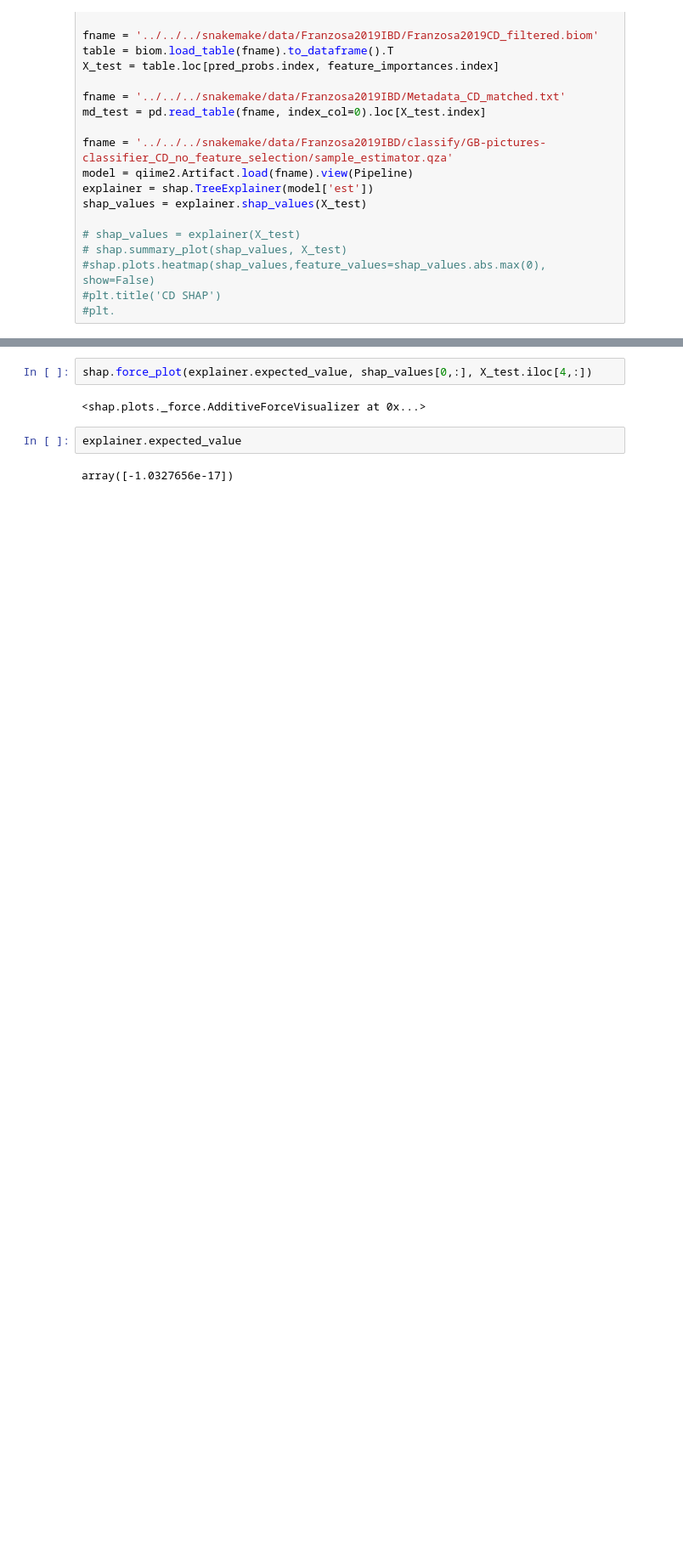
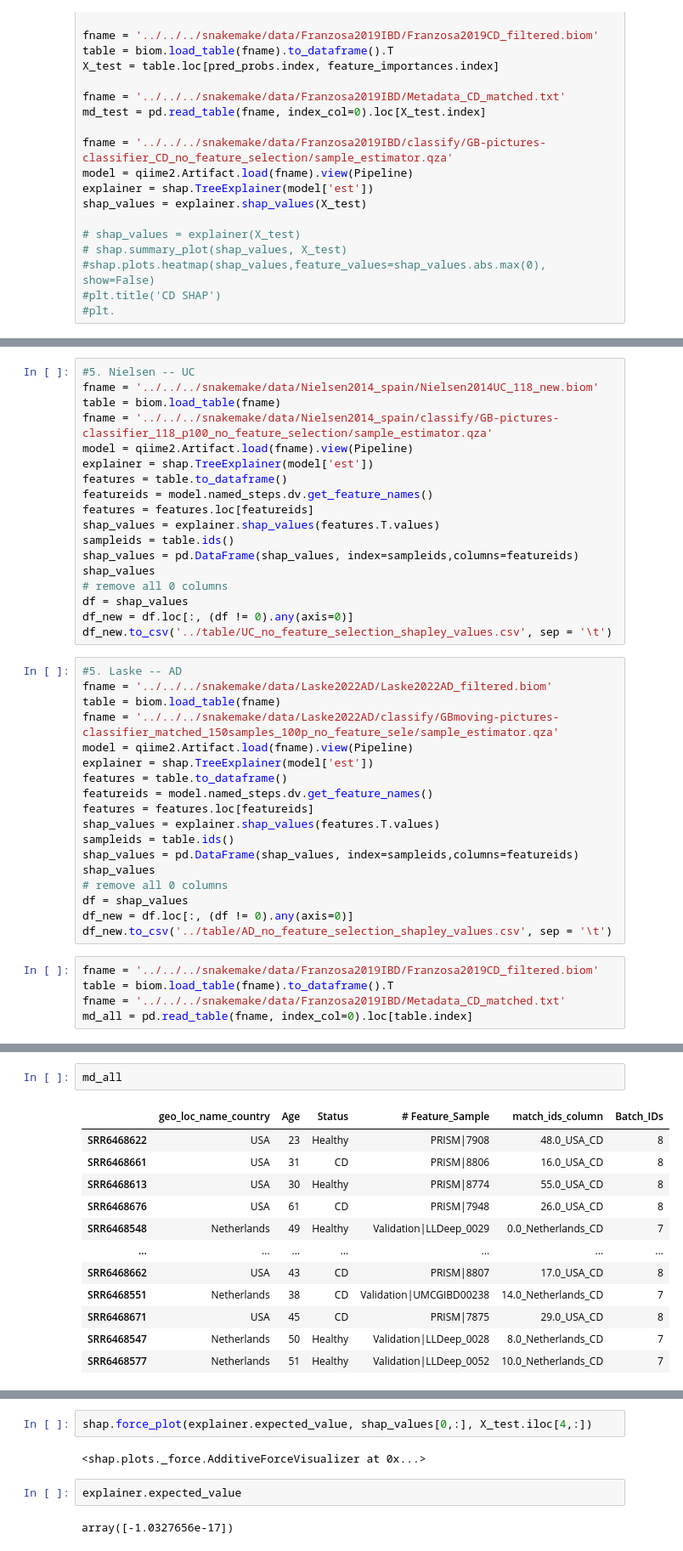
Before and after one commit to jindongmin/Meta_diseases_analyses, a Jupyter notebook: ipynb/CD_no_feature_selection.ipynb, the cells around one changed output, grey strips where cells are left out. Shown at 85% size. Cells and saved outputs as stored; diff of their text form; blank space fills up the shorter version.

Commit message:
shapley for UC and AD

```diff
--- a/ipynb/CD_no_feature_selection.ipynb
+++ b/ipynb/CD_no_feature_selection.ipynb
@@ -59,0 +64,41 @@ Pipeline(steps=[('dv', DictVectorizer()),
+# %%
+#5. Nielsen -- UC
+fname = '../../../snakemake/data/Nielsen2014_spain/Nielsen2014UC_118_new.biom'
+table = biom.load_table(fname)
+fname = '../../../snakemake/data/Nielsen2014_spain/classify/GB-pictures-classifier_118_p100_no_feature_selection/sample_estimator.qza'
+model = qiime2.Artifact.load(fname).view(Pipeline)
+explainer = shap.TreeExplainer(model['est'])
+features = table.to_dataframe()
+featureids = model.named_steps.dv.get_feature_names()
+features = features.loc[featureids]
+shap_values = explainer.shap_values(features.T.values)
+sampleids = table.ids()
+shap_values = pd.DataFrame(shap_values, index=sampleids,columns=featureids)
+shap_values
+# remove all 0 columns
+df = shap_values
+df_new = df.loc[:, (df != 0).any(axis=0)]
+df_new.to_csv('../table/UC_no_feature_selection_shapley_values.csv', sep = '\t')
+# %%
+#5. Laske -- AD
+fname = '../../../snakemake/data/Laske2022AD/Laske2022AD_filtered.biom'
+table = biom.load_table(fname)
+fname = '../../../snakemake/data/Laske2022AD/classify/GBmoving-pictures-classifier_matched_150samples_100p_no_feature_sele/sample_estimator.qza'
+model = qiime2.Artifact.load(fname).view(Pipeline)
+explainer = shap.TreeExplainer(model['est'])
+features = table.to_dataframe()
+featureids = model.named_steps.dv.get_feature_names()
+features = features.loc[featureids]
+shap_values = explainer.shap_values(features.T.values)
+sampleids = table.ids()
+shap_values = pd.DataFrame(shap_values, index=sampleids,columns=featureids)
+shap_values
+# remove all 0 columns
+df = shap_values
+df_new = df.loc[:, (df != 0).any(axis=0)]
+df_new.to_csv('../table/AD_no_feature_selection_shapley_values.csv', sep = '\t')
+# %%
+fname = '../../../snakemake/data/Franzosa2019IBD/Franzosa2019CD_filtered.biom'
+table = biom.load_table(fname).to_dataframe().T
+fname = '../../../snakemake/data/Franzosa2019IBD/Metadata_CD_matched.txt'
+md_all = pd.read_table(fname, index_col=0).loc[table.index]
@@ -59,0 +188,15 @@ Pipeline(steps=[('dv', DictVectorizer()),
+# %%
+md_all
+# %% [output]
+|  | geo_loc_name_country | Age | Status | # Feature_Sample | match_ids_column | Batch_IDs |
+| SRR6468622 | USA | 23 | Healthy | PRISM|7908 | 48.0_USA_CD | 8 |
+| SRR6468661 | USA | 31 | CD | PRISM|8806 | 16.0_USA_CD | 8 |
+| SRR6468613 | USA | 30 | Healthy | PRISM|8774 | 55.0_USA_CD | 8 |
+| SRR6468676 | USA | 61 | CD | PRISM|7948 | 26.0_USA_CD | 8 |
+| SRR6468548 | Netherlands | 49 | Healthy | Validation|LLDeep_0029 | 0.0_Netherlands_CD | 7 |
+| ... | ... | ... | ... | ... | ... | ... |
+| SRR6468662 | USA | 43 | CD | PRISM|8807 | 17.0_USA_CD | 8 |
+| SRR6468551 | Netherlands | 38 | CD | Validation|UMCGIBD00238 | 14.0_Netherlands_CD | 7 |
+| SRR6468671 | USA | 45 | CD | PRISM|7875 | 29.0_USA_CD | 8 |
+| SRR6468547 | Netherlands | 50 | Healthy | Validation|LLDeep_0028 | 8.0_Netherlands_CD | 7 |
+| SRR6468577 | Netherlands | 51 | Healthy | Validation|LLDeep_0052 | 10.0_Netherlands_CD | 7 |
```
Also changed, not shown: parts of 20 cells of this notebook, 3 other files.
